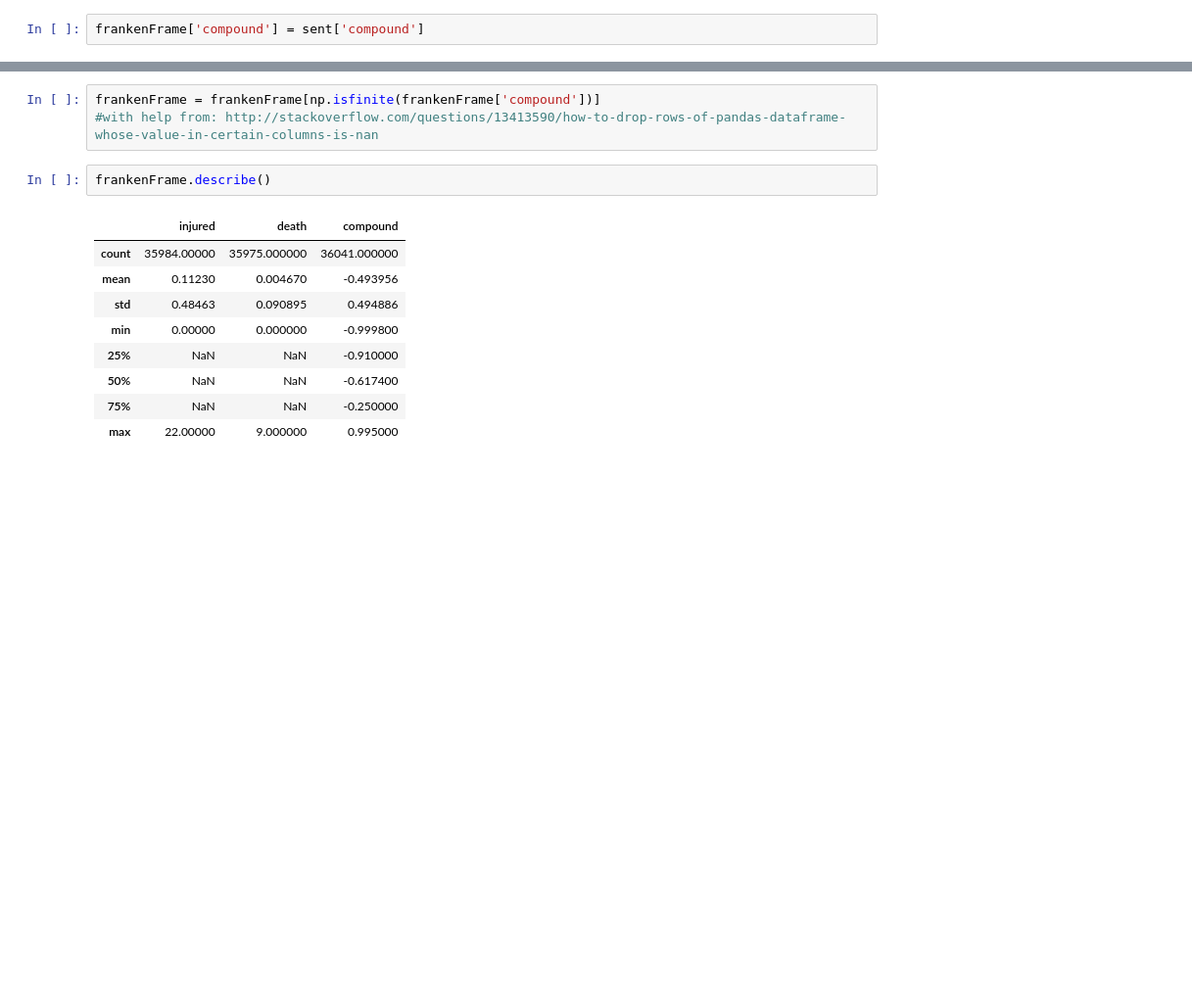
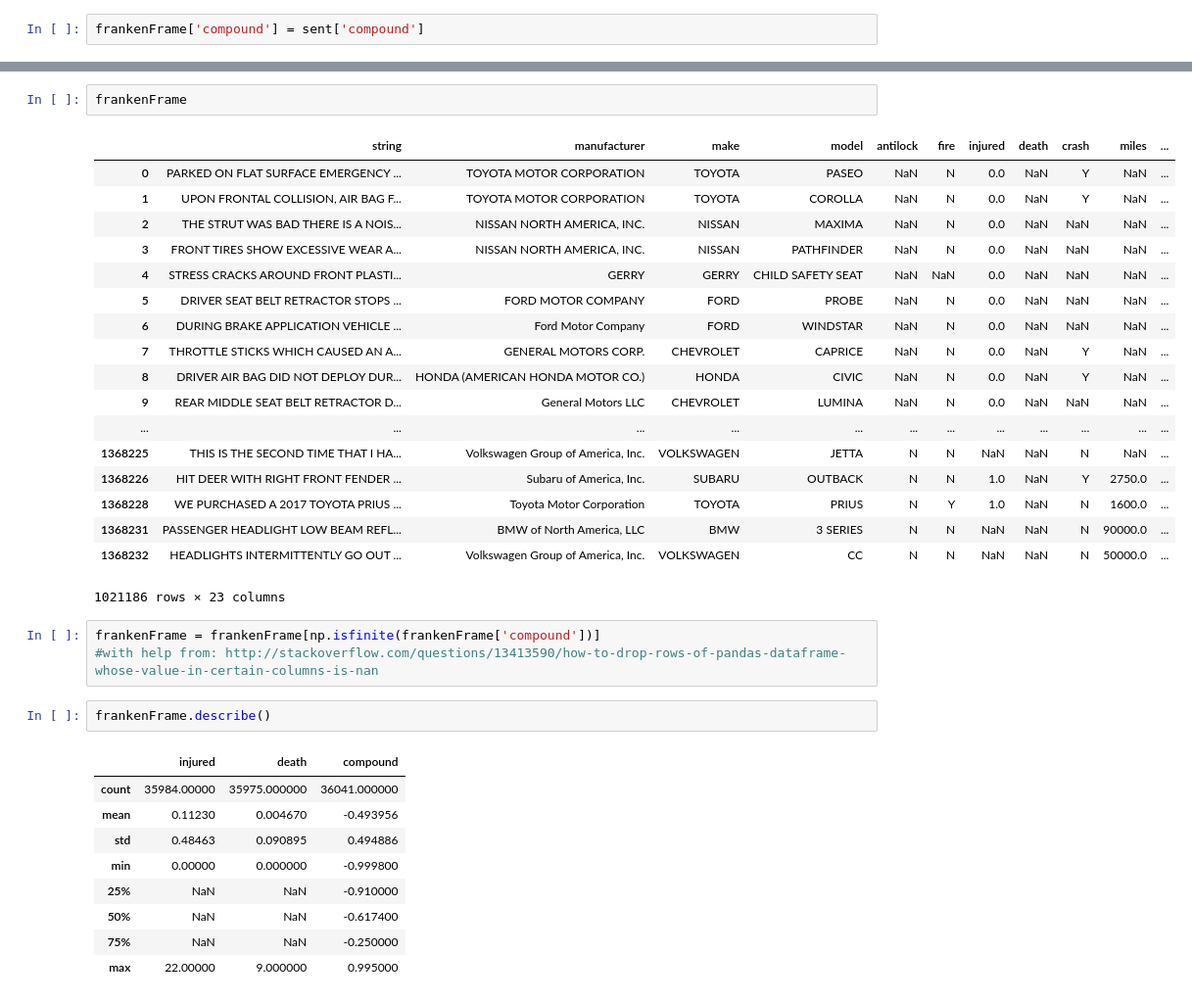
Before and after one commit to bmart847/RecallAnalysis, a Jupyter notebook: cars.ipynb, the cells around one changed output, grey strips where cells are left out. Shown at 98% size. Saved outputs shown, nothing was run; the diff lists cells and outputs as text; blank space fills up the shorter version.

```diff
--- a/cars.ipynb
+++ b/cars.ipynb
@@ -359,3 +681,24 @@ print(frankenFrame)
+# %%
+frankenFrame
+# %% [output]
+|  | string | manufacturer | make | model | antilock | fire | injured | death | crash | miles | ... |
+| 0 | PARKED ON FLAT SURFACE EMERGENCY ... | TOYOTA MOTOR CORPORATION | TOYOTA | PASEO | NaN | N | 0.0 | NaN | Y | NaN | ... |
+| 1 | UPON FRONTAL COLLISION, AIR BAG F... | TOYOTA MOTOR CORPORATION | TOYOTA | COROLLA | NaN | N | 0.0 | NaN | Y | NaN | ... |
+| 2 | THE STRUT WAS BAD THERE IS A NOIS... | NISSAN NORTH AMERICA, INC. | NISSAN | MAXIMA | NaN | N | 0.0 | NaN | NaN | NaN | ... |
+| 3 | FRONT TIRES SHOW EXCESSIVE WEAR A... | NISSAN NORTH AMERICA, INC. | NISSAN | PATHFINDER | NaN | N | 0.0 | NaN | NaN | NaN | ... |
+| 4 | STRESS CRACKS AROUND FRONT PLASTI... | GERRY | GERRY | CHILD SAFETY SEAT | NaN | NaN | 0.0 | NaN | NaN | NaN | ... |
+| 5 | DRIVER SEAT BELT RETRACTOR STOPS ... | FORD MOTOR COMPANY | FORD | PROBE | NaN | N | 0.0 | NaN | NaN | NaN | ... |
+| 6 | DURING BRAKE APPLICATION VEHICLE ... | Ford Motor Company | FORD | WINDSTAR | NaN | N | 0.0 | NaN | NaN | NaN | ... |
+| 7 | THROTTLE STICKS WHICH CAUSED AN A... | GENERAL MOTORS CORP. | CHEVROLET | CAPRICE | NaN | N | 0.0 | NaN | Y | NaN | ... |
+| 8 | DRIVER AIR BAG DID NOT DEPLOY DUR... | HONDA (AMERICAN HONDA MOTOR CO.) | HONDA | CIVIC | NaN | N | 0.0 | NaN | Y | NaN | ... |
+| 9 | REAR MIDDLE SEAT BELT RETRACTOR D... | General Motors LLC | CHEVROLET | LUMINA | NaN | N | 0.0 | NaN | NaN | NaN | ... |
+| ... | ... | ... | ... | ... | ... | ... | ... | ... | ... | ... | ... |
+| 1368225 | THIS IS THE SECOND TIME THAT I HA... | Volkswagen Group of America, Inc. | VOLKSWAGEN | JETTA | N | N | NaN | NaN | N | NaN | ... |
+| 1368226 | HIT DEER WITH RIGHT FRONT FENDER ... | Subaru of America, Inc. | SUBARU | OUTBACK | N | N | 1.0 | NaN | Y | 2750.0 | ... |
+| 1368228 | WE PURCHASED A 2017 TOYOTA PRIUS ... | Toyota Motor Corporation | TOYOTA | PRIUS | N | Y | 1.0 | NaN | N | 1600.0 | ... |
+| 1368231 | PASSENGER HEADLIGHT LOW BEAM REFL... | BMW of North America, LLC | BMW | 3 SERIES | N | N | NaN | NaN | N | 90000.0 | ... |
+| 1368232 | HEADLIGHTS INTERMITTENTLY GO OUT ... | Volkswagen Group of America, Inc. | VOLKSWAGEN | CC | N | N | NaN | NaN | N | 50000.0 | ... |
+1021186 rows × 23 columns
 # %%
 frankenFrame = frankenFrame[np.isfinite(frankenFrame['compound'])]
 #with help from: http://stackoverflow.com/questions/13413590/how-to-drop-rows-of-pandas-dataframe-whose-value-in-certain-columns-is-nan
```
Also changed, not shown: parts of 45 cells of this notebook.
